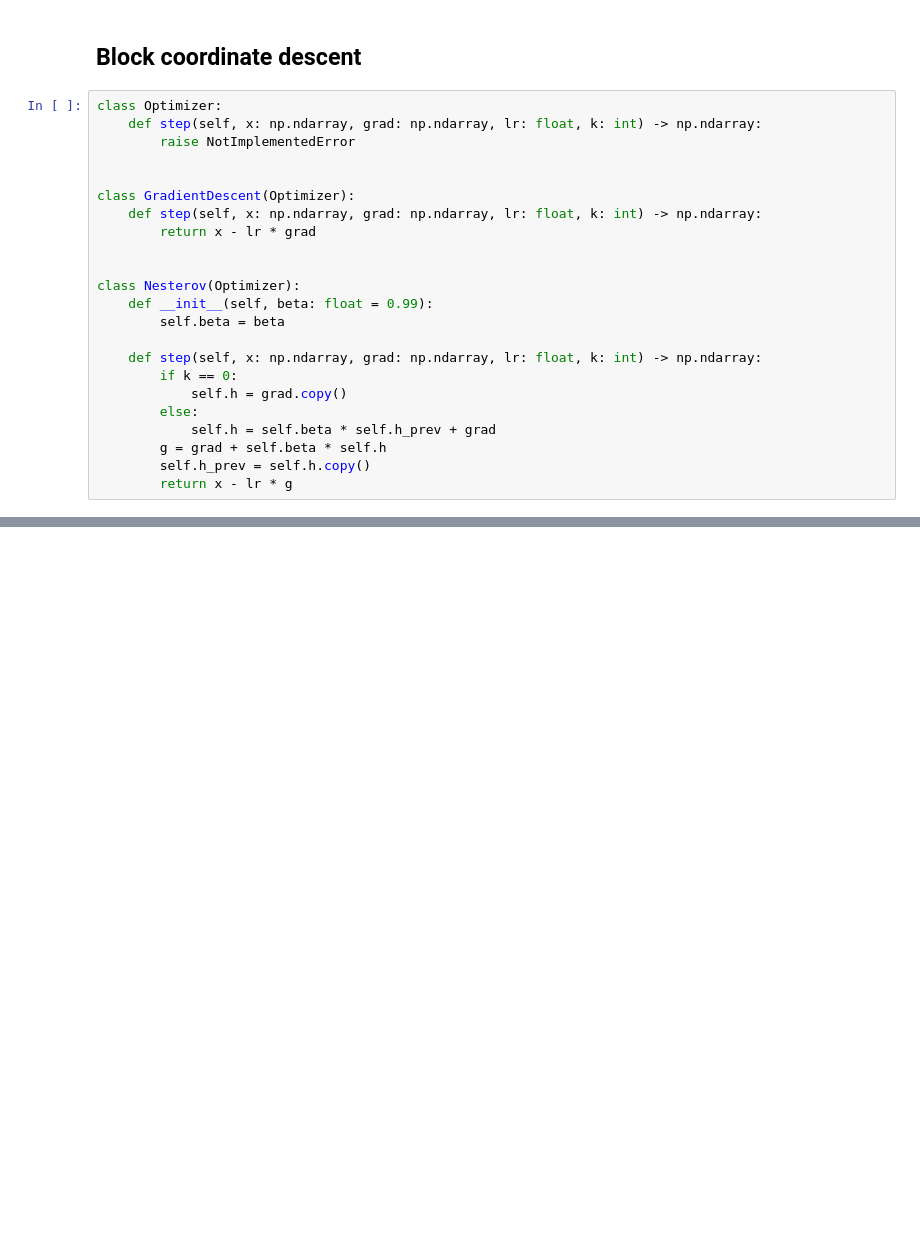
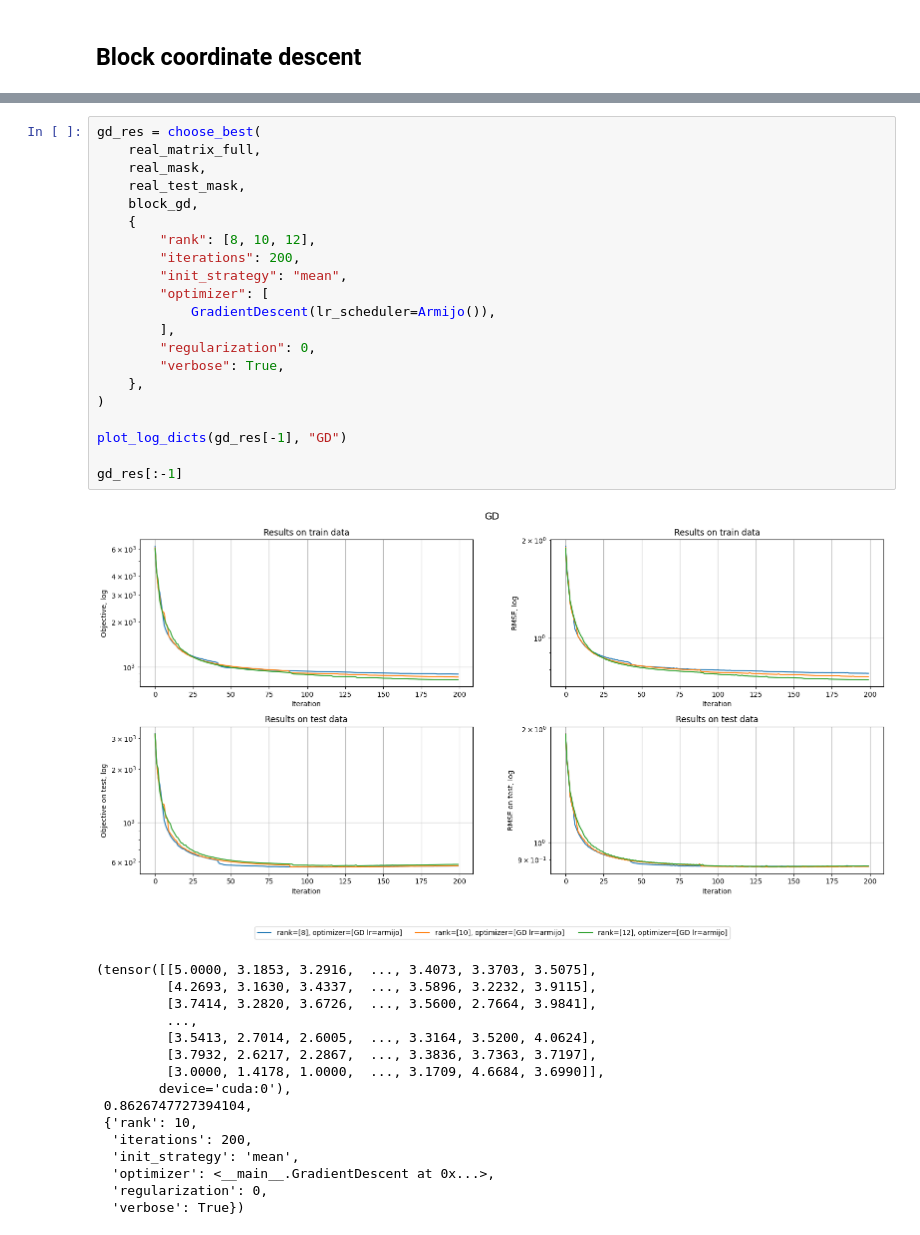
Before and after one commit to dsomni/hdda-f24, a Jupyter notebook: solution.ipynb, the cells around one changed output, grey strips where cells are left out. Cells and saved outputs as stored; diff of their text form; blank space fills up the shorter version.

```diff
--- a/solution.ipynb
+++ b/solution.ipynb
@@ -179,26 +284,3 @@ def save_solution(
     results.to_csv(f"./solutions/{prefix}submission.csv", index_label="ID")
 # %% [markdown]
 ## Block coordinate descent
-# %%
-class Optimizer:
-    def step(self, x: np.ndarray, grad: np.ndarray, lr: float, k: int) -> np.ndarray:
-        raise NotImplementedError
-
-
-class GradientDescent(Optimizer):
-    def step(self, x: np.ndarray, grad: np.ndarray, lr: float, k: int) -> np.ndarray:
-        return x - lr * grad
-
-
-class Nesterov(Optimizer):
-    def __init__(self, beta: float = 0.99):
-        self.beta = beta
-
-    def step(self, x: np.ndarray, grad: np.ndarray, lr: float, k: int) -> np.ndarray:
-        if k == 0:
-            self.h = grad.copy()
-        else:
-            self.h = self.beta * self.h_prev + grad
-        g = grad + self.beta * self.h
-        self.h_prev = self.h.copy()
-        return x - lr * g
@@ -736,0 +1110,38 @@ save_solution(svd_res[0], decimals=5)
+# %%
+gd_res = choose_best(
+    real_matrix_full,
+    real_mask,
+    real_test_mask,
+    block_gd,
+    {
+        "rank": [8, 10, 12],
+        "iterations": 200,
+        "init_strategy": "mean",
+        "optimizer": [
+            GradientDescent(lr_scheduler=Armijo()),
+        ],
+        "regularization": 0,
+        "verbose": True,
+    },
+)
+
+plot_log_dicts(gd_res[-1], "GD")
+
+gd_res[:-1]
+# %% [output]
+[figure, added]
+(tensor([[5.0000, 3.1853, 3.2916,  ..., 3.4073, 3.3703, 3.5075],
+         [4.2693, 3.1630, 3.4337,  ..., 3.5896, 3.2232, 3.9115],
+         [3.7414, 3.2820, 3.6726,  ..., 3.5600, 2.7664, 3.9841],
+         ...,
+         [3.5413, 2.7014, 2.6005,  ..., 3.3164, 3.5200, 4.0624],
+         [3.7932, 2.6217, 2.2867,  ..., 3.3836, 3.7363, 3.7197],
+         [3.0000, 1.4178, 1.0000,  ..., 3.1709, 4.6684, 3.6990]],
+        device='cuda:0'),
+ 0.8626747727394104,
+ {'rank': 10,
+  'iterations': 200,
+  'init_strategy': 'mean',
+  'optimizer': <__main__.GradientDescent at 0x...>,
+  'regularization': 0,
+  'verbose': True})
```
Also changed, not shown: parts of 56 cells of this notebook, 6 other files.
